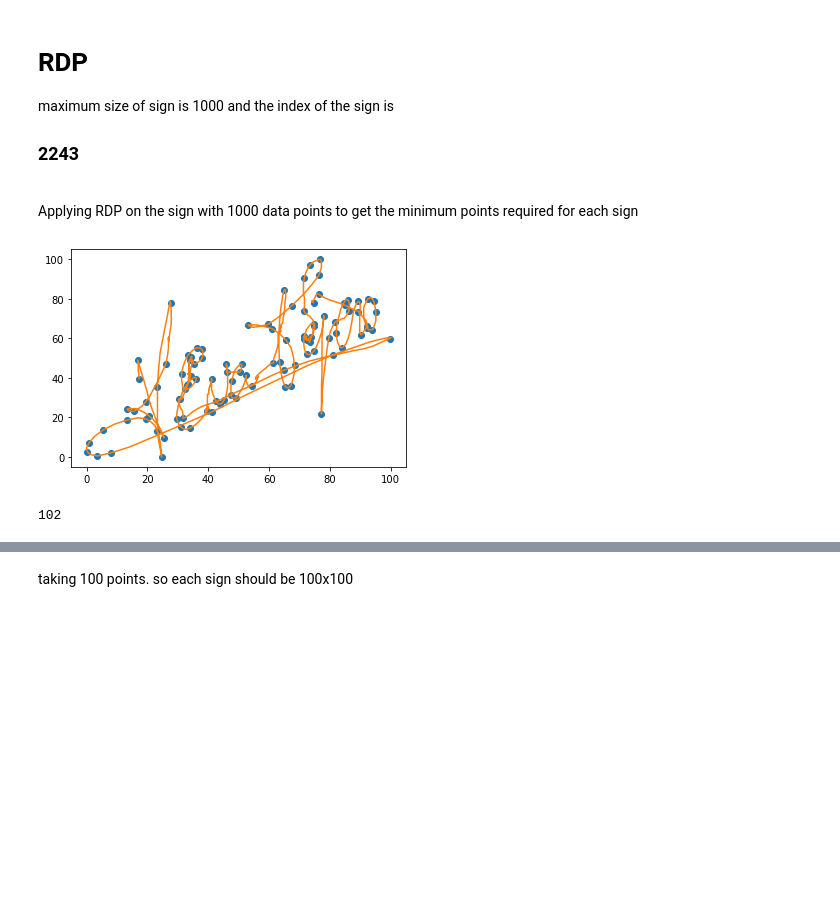
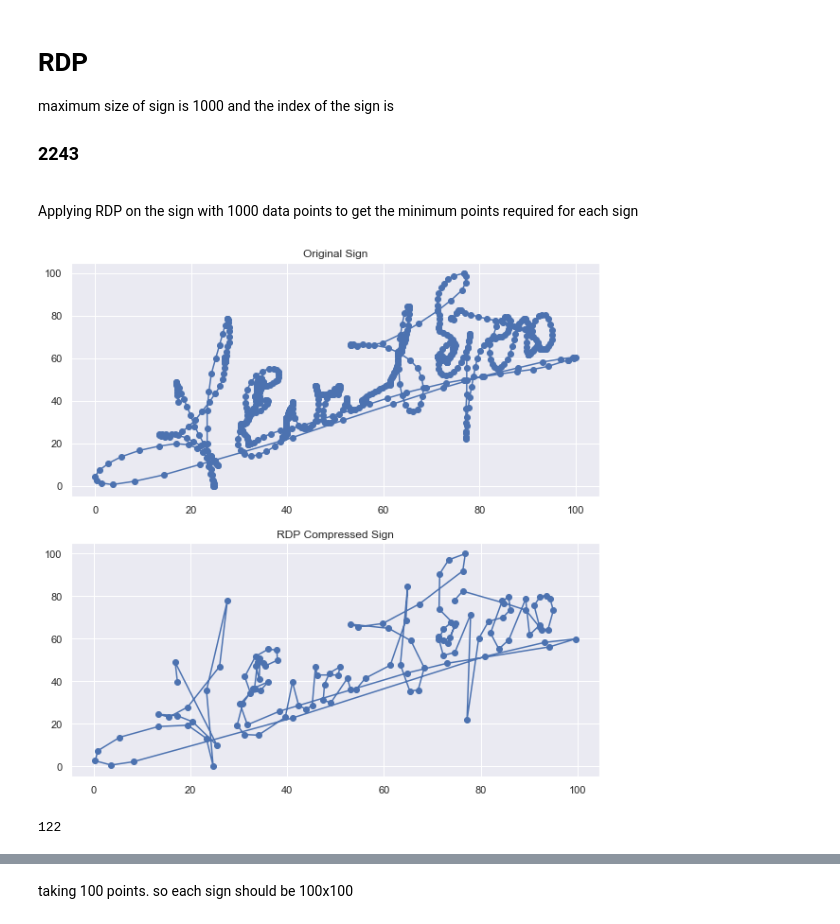
Before and after one commit to k-pratyush/online-signature-verification, a Jupyter notebook: Sign_clean.ipynb, the cells around one changed output, grey strips where cells are left out. Cells and saved outputs as stored; diff of their text form; code cells hidden in the pictures; blank space fills up the shorter version.

Commit message:
clean_data updated

```diff
--- a/Sign_clean.ipynb
+++ b/Sign_clean.ipynb
@@ -32,22 +58,29 @@ Applying RDP on the sign with 1000 data points to get the minimum points require
 #imports
 import rdp
 from rdp import rdp
+sns.set()
 # %%
 #i = 9
 #plt.plot(df.X[i],df.Y[i])
-def rdpp(x,y,e=1.3):
+def rdpp(x,y,e=1):
     l =zip(x,y)
     l=np.array(list(l))
     #change epsilon for more/less points.
     sc = rdp(l,epsilon = e)
 
-    plt.plot(sc[:,0],sc[:,1],'o')
+    plt.figure(figsize=(10,10))
 
-    plt.plot(x,y)
+    plt.subplot(2,1,2)
+    plt.plot(sc[:,0],sc[:,1],'o-')
+    plt.title('RDP Compressed Sign')
 
+    plt.subplot(2,1,1)
+    plt.plot(x,y,'o-')
+    plt.title('Original Sign')
+    #plt.savefig('.\plots_and_graphs\RDP_Compression_v2.png', dpi=300, bbox_inches='tight')
     plt.show()
     print(len(sc))
-rdpp(df.X[2243],df.Y[2243])
+rdpp(data.X[2243],data.Y[2243])
 # %% [output]
-[figure, old version]
+[figure, new version]
-102
+122
```
Also changed, not shown: parts of 40 cells of this notebook, 8 other files.
